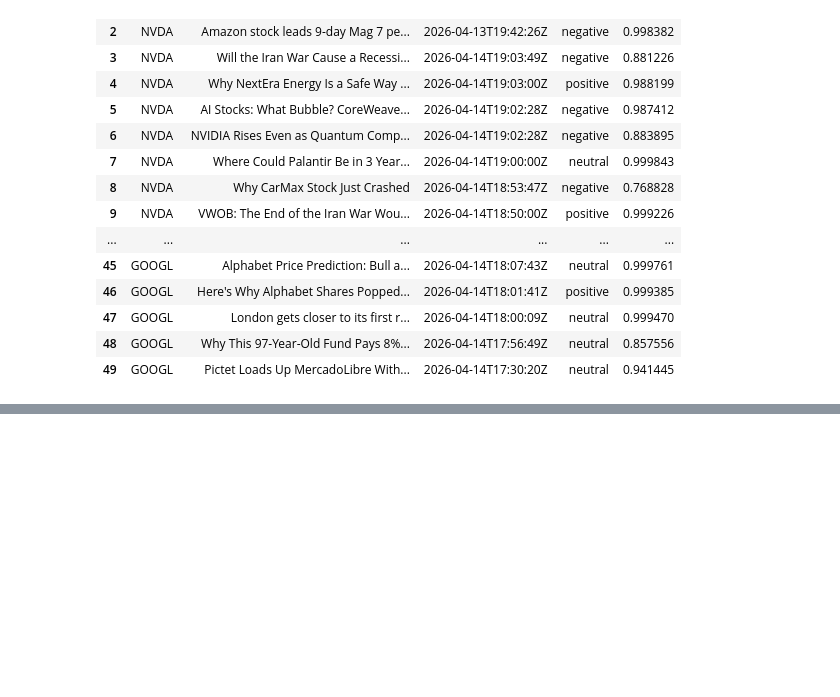
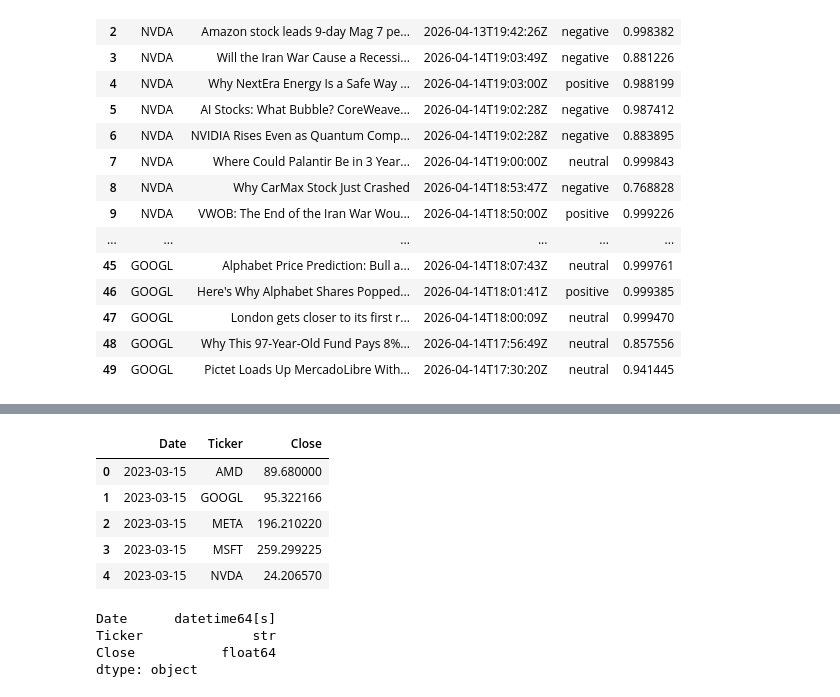
Before and after one commit to awomann/stock-analyzer, a Jupyter notebook: stock_analyzer.ipynb, the cells around one changed output, grey strips where cells are left out. Saved outputs shown, nothing was run; the diff lists cells and outputs as text; code cells hidden in the pictures; blank space fills up the shorter version.

Commit message:
Reshape flattened data; stocks grouped by month

```diff
--- a/stock_analyzer.ipynb
+++ b/stock_analyzer.ipynb
@@ -246,0 +253,21 @@ headline_data
+# %%
+reshaped_data = df["Close"].stack().reset_index().rename(columns={0: "Close"})
+reshaped_data.head()
+# %% [output]
+|  | Date | Ticker | Close |
+| 0 | 2023-03-15 | AMD | 89.680000 |
+| 1 | 2023-03-15 | GOOGL | 95.322166 |
+| 2 | 2023-03-15 | META | 196.210220 |
+| 3 | 2023-03-15 | MSFT | 259.299225 |
+| 4 | 2023-03-15 | NVDA | 24.206570 |
+# %%
+# Group data by months
+
+# reshaped_data.dtypes
+
+reshaped_data.groupby(["ticker", pd.Grouper(freq='ME')])
+# %% [output]
+Date      datetime64[s]
+Ticker              str
+Close           float64
+dtype: object
```
Also changed, not shown: parts of 10 cells of this notebook, 1 other file.
